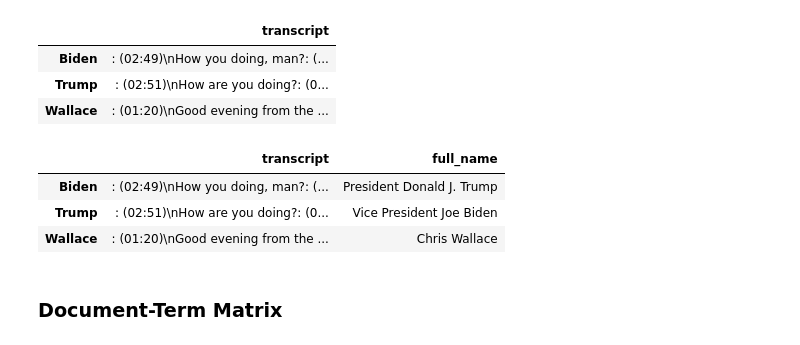
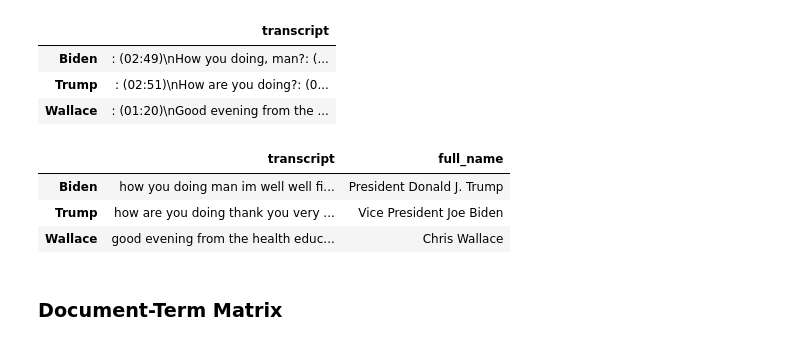
Before and after one commit to gbagolin/nlp-in-python-tutorial, a Jupyter notebook: 1-Data-Cleaning.ipynb, the cells around one changed output. Cells and saved outputs as stored; diff of their text form; code cells hidden in the pictures.

```diff
--- a/1-Data-Cleaning.ipynb
+++ b/1-Data-Cleaning.ipynb
@@ -222,13 +224,13 @@ data_df
 # %%
 # Let's add the comedians' full names as well
 full_names = ['President Donald J. Trump','Vice President Joe Biden','Chris Wallace']
 
-data_df['full_name'] = full_names
-data_df
+data_clean['full_name'] = full_names
+data_clean
 # %% [output]
 |  | transcript | full_name |
-| Biden | : (02:49)\nHow you doing, man?: (... | President Donald J. Trump |
-| Trump | : (02:51)\nHow are you doing?: (0... | Vice President Joe Biden |
-| Wallace | : (01:20)\nGood evening from the ... | Chris Wallace |
+| Biden | how you doing man im well well fi... | President Donald J. Trump |
+| Trump | how are you doing thank you very ... | Vice President Joe Biden |
+| Wallace | good evening from the health educ... | Chris Wallace |
 # %%
 # Let's pickle it for later use
```
Also changed, not shown: parts of 2 cells of this notebook, 4 other files.
